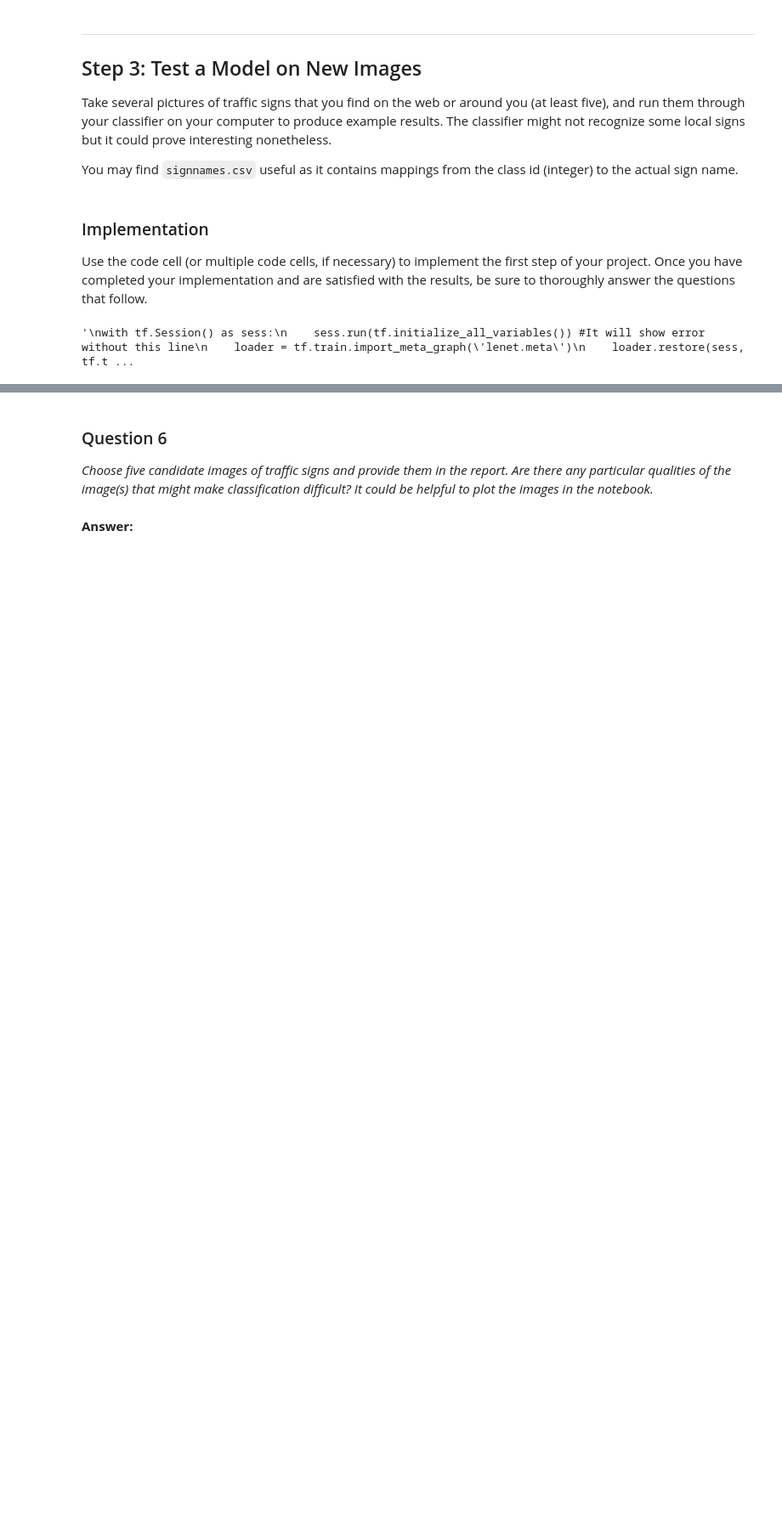
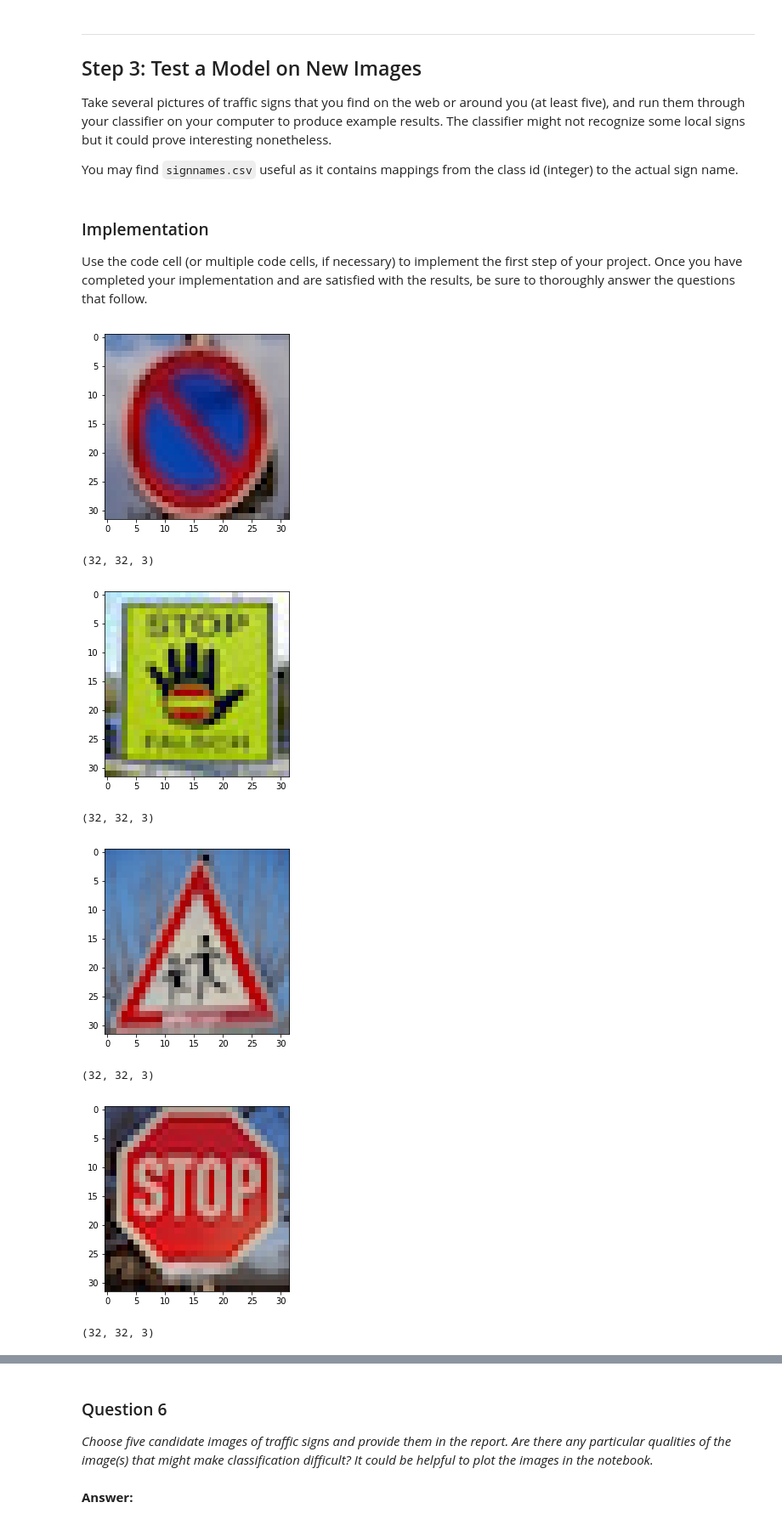
Before and after one commit to lixinso/CarND-Traffic-Sign-Classifier-Project, a Jupyter notebook: Traffic_Sign_Classifier.ipynb, the cells around one changed output, grey strips where cells are left out. Shown: that part at 85% size. Drawn from its saved outputs; the diff is of its cells as text; code cells hidden in the pictures; blank space fills up the shorter version.

```diff
--- a/Traffic_Sign_Classifier.ipynb
+++ b/Traffic_Sign_Classifier.ipynb
@@ -469,17 +470,33 @@ You may find `signnames.csv` useful as it contains mappings from the class id (i
 ### Implementation
 
 Use the code cell (or multiple code cells, if necessary) to implement the first step of your project. Once you have completed your implementation and are satisfied with the results, be sure to thoroughly answer the questions that follow.
-# %%
-### Load the images and plot them here.
-### Feel free to use as many code cells as needed.
-'''
-with tf.Session() as sess:
-    sess.run(tf.initialize_all_variables()) #It will show error without this line
-    loader = tf.train.import_meta_graph('lenet.meta')
-    loader.restore(sess, tf.train.latest_checkpoint('./'))
-
-    test_accuracy = evaluate(X_test, y_test)
-    print("Test Accuracy = {:.3f}".format(test_accuracy))
-'''
-# %% [output]
-'\nwith tf.Session() as sess:\n    sess.run(tf.initialize_all_variables()) #It will show error without this line\n    loader = tf.train.import_meta_graph(\'lenet.meta\')\n    loader.restore(sess, tf.t ...
+# %%
+### Load the images and plot them here.
+### Feel free to use as many code cells as needed.
+
+
+import matplotlib.image as mpimg
+import os
+
+new_images = []
+
+new_img_path = "./new_img/"
+files = os.listdir(new_img_path)
+for file in files:
+    if ".jpg" in file:
+        image = mpimg.imread(new_img_path + file)
+        new_images.append(image)
+        plt.imshow(image)
+        plt.show()
+
+        #print(image)
+        print(np.array(new_images[0]).shape)
+# %% [output]
+[figure, added]
+(32, 32, 3)
+[figure, added]
+(32, 32, 3)
+[figure, added]
+(32, 32, 3)
+[figure, added]
+(32, 32, 3)
```
Also changed, not shown: parts of 17 cells of this notebook.
